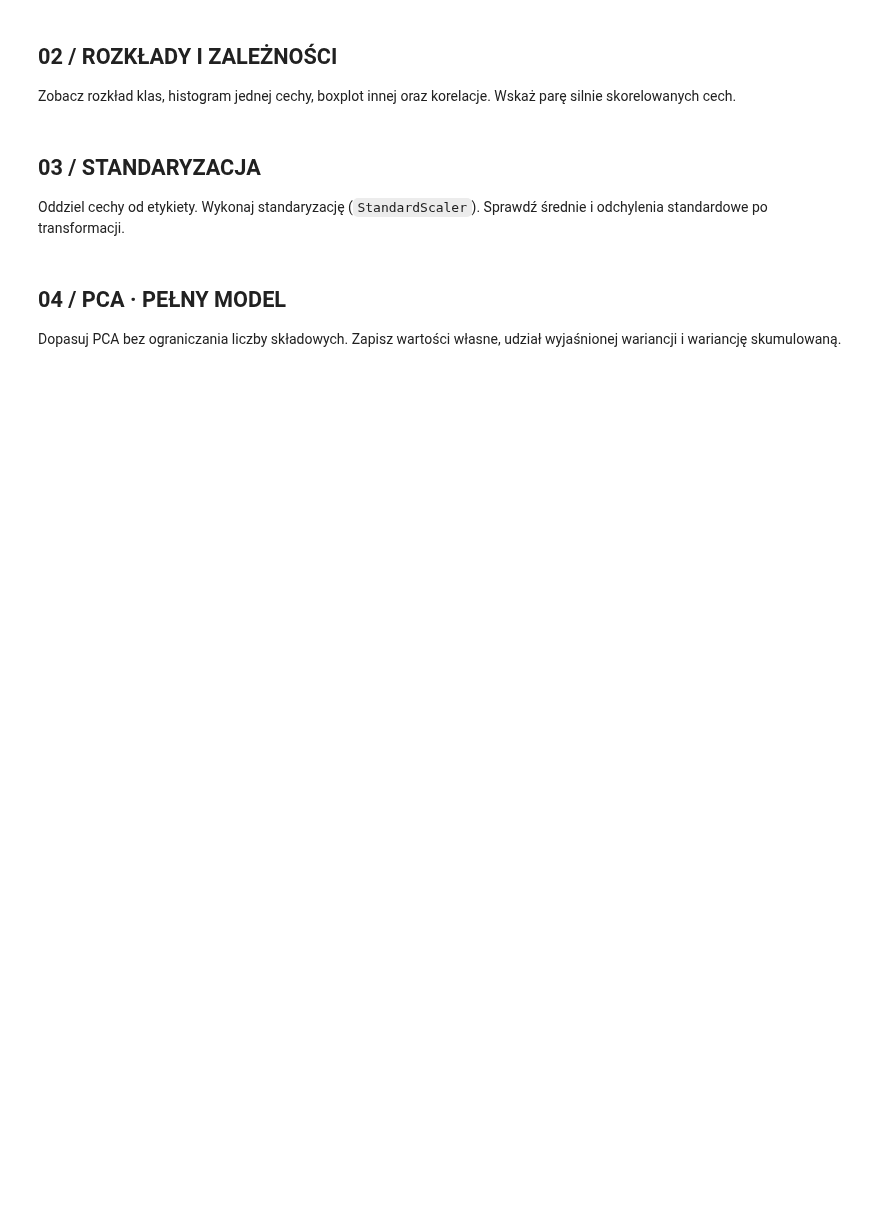
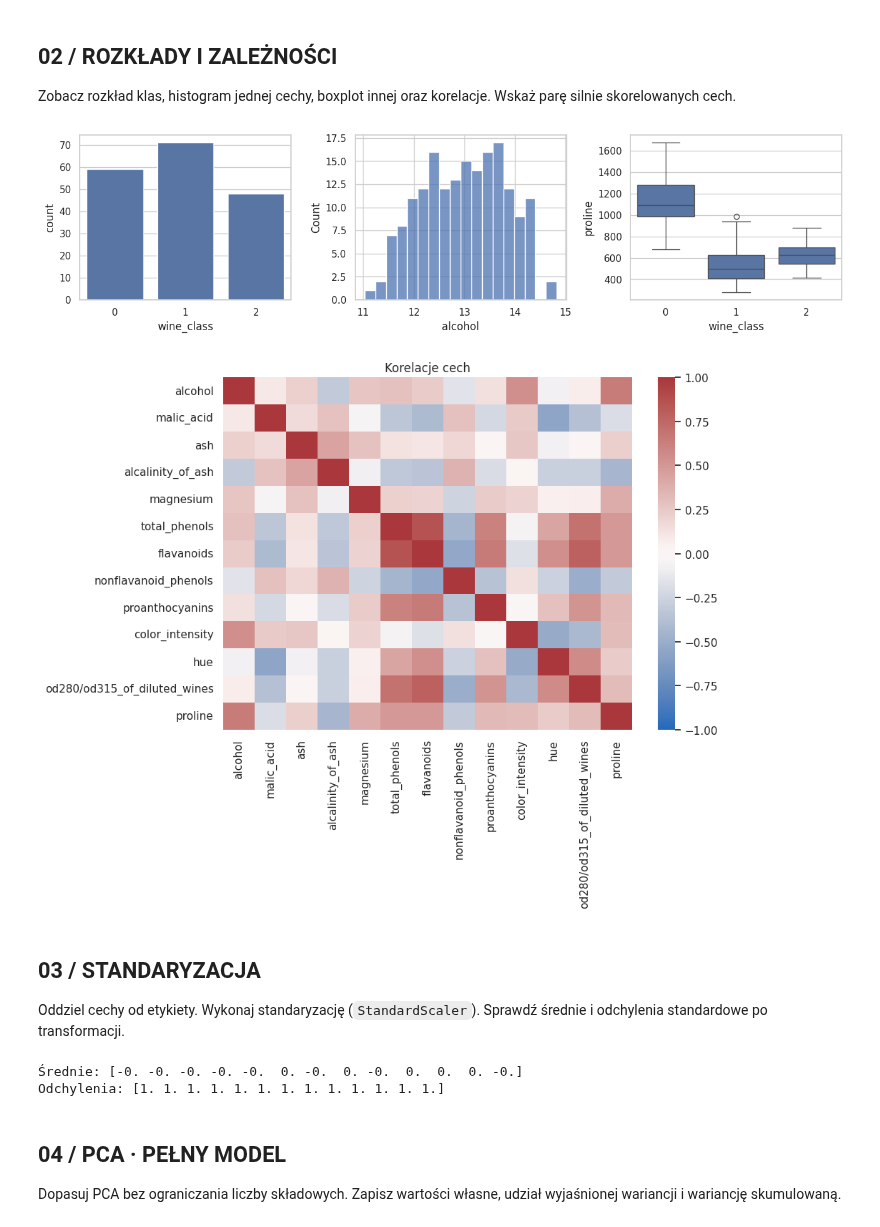
Before and after one commit to DeepDive-UG/BootcampAI_26_27, a Jupyter notebook: Zajecia_2/01_DeepDive_kursanci_wypelnione.ipynb, the cells around one changed output. Saved outputs shown, nothing was run; the diff lists cells and outputs as text; code cells hidden in the pictures; blank space fills up the shorter version.

```diff
--- a/Zajecia_2/01_DeepDive_kursanci_wypelnione.ipynb
+++ b/Zajecia_2/01_DeepDive_kursanci_wypelnione.ipynb
@@ -38,3 +80,22 @@ Zobacz rozkład klas, histogram jednej cechy, boxplot innej oraz korelacje. Wska
+# %%
+# TODO: countplot(wine_class), hist(alcohol), boxplot(x=wine_class, y=proline)
+# TODO: heatmap korelacji cech numerycznych (bez wine_class)
+fig, ax = plt.subplots(1, 3, figsize=(13, 3.5))
+sns.countplot(data=df, x="wine_class", ax=ax[0])
+sns.histplot(data=df, x="alcohol", bins=18, ax=ax[1])
+sns.boxplot(data=df, x="wine_class", y="proline", ax=ax[2])
+plt.tight_layout()
+plt.show()
+
+feature_cols = df.columns.drop(["sample_id", "wine_class"])
+plt.figure(figsize=(10, 8))
+sns.heatmap(df[feature_cols].corr(), cmap="vlag", center=0, vmin=-1, vmax=1)
+plt.title("Korelacje cech")
+plt.tight_layout()
+plt.show()
+# %% [output]
+[figure, added]
+[figure, added]
 # %% [markdown]
 ## 03 / STANDARYZACJA
 
@@ -44,3 +103,15 @@ Oddziel cechy od etykiety. Wykonaj standaryzację (`StandardScaler`). Sprawdź
+# %%
+# TODO: utwórz X, y; dopasuj StandardScaler; otrzymaj X_scaled
+feature_cols = df.columns.drop(["sample_id", "wine_class"])
+X = df[feature_cols]
+y = df["wine_class"]
+scaler = StandardScaler()
+X_scaled = scaler.fit_transform(X)
+print("Średnie:", np.round(X_scaled.mean(axis=0), 2))
+print("Odchylenia:", np.round(X_scaled.std(axis=0), 2))
+# %% [output]
+Średnie: [-0. -0. -0. -0. -0.  0. -0.  0. -0.  0.  0.  0. -0.]
+Odchylenia: [1. 1. 1. 1. 1. 1. 1. 1. 1. 1. 1. 1. 1.]
 # %% [markdown]
 ## 04 / PCA · PEŁNY MODEL
 
```
Also changed, not shown: parts of 14 cells of this notebook.
